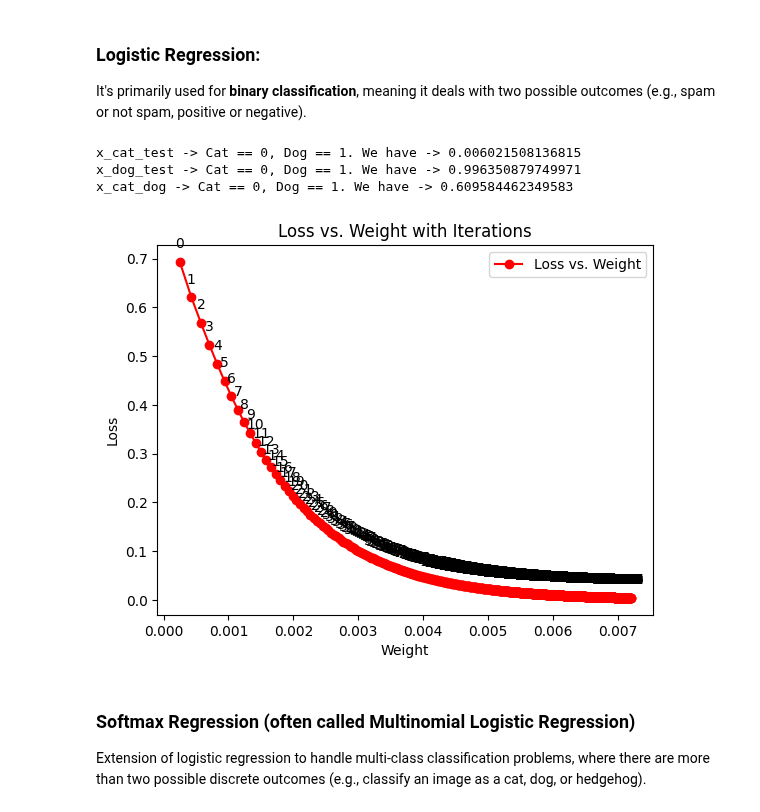
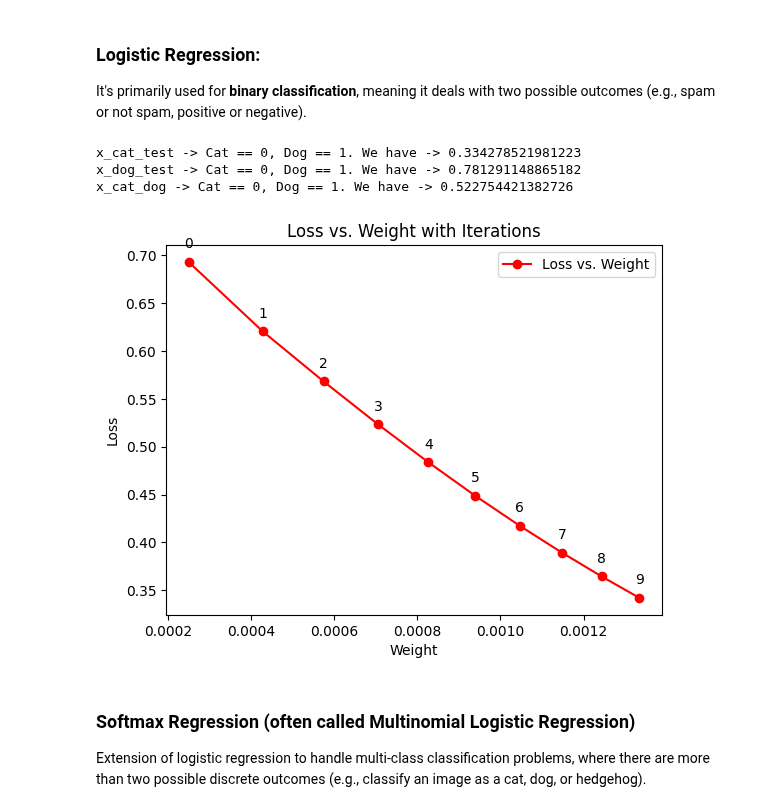
Before and after one commit to imaxfp/neural_n00b, a Jupyter notebook: 3_linear_neural_networks_for_classification.ipynb, the cells around one changed output. Drawn from its saved outputs; the diff is of its cells as text; code cells hidden in the pictures.

```diff
--- a/3_linear_neural_networks_for_classification.ipynb
+++ b/3_linear_neural_networks_for_classification.ipynb
@@ -186,38 +186,38 @@ x = x.reshape(len(x), -1)
 indices = np.arange(len(y))
 np.random.shuffle(indices)
 x = x[indices]
 y = y[indices]
 
 # TRAIN the model
-model = LogisticRegression(learning_rate=0.00001, num_iterations=1000)
+model = LogisticRegression(learning_rate=0.00001, num_iterations=100)
 model.fit(x, y)
 
 # TEST
 
 # Predict for a single instance
 x_cat_test, x_dog_test, _ = mock_cat_dog_img_data(50)
 #single_cat_instance = x_cat[2].reshape(1, -1)
 print("x_cat_test -> Cat == 0, Dog == 1. We have -> {:.15f}".format(model.predict(x_cat_test[2])[0]))
 print("x_dog_test -> Cat == 0, Dog == 1. We have -> {:.15f}".format(model.predict(x_dog_test[2])[0]))
 
 
 # example with uncknown class
 x_mouse =  np.array([
         [[1,5, 50, 10],
         [0, 1, 20, 2],
         [0, 2, 4, 1],
         [1, 4, 3, 30]],
     ])
 
 print("x_cat_dog -> Cat == 0, Dog == 1. We have -> {:.15f}".format(model.predict(x_mouse[0])[0]))
 
 
 model.plot_loss_vs_weight()
 # %% [output]
-x_cat_test -> Cat == 0, Dog == 1. We have -> 0.006021508136815
-x_dog_test -> Cat == 0, Dog == 1. We have -> 0.996350879749971
-x_cat_dog -> Cat == 0, Dog == 1. We have -> 0.609584462349583
+x_cat_test -> Cat == 0, Dog == 1. We have -> 0.334278521981223
+x_dog_test -> Cat == 0, Dog == 1. We have -> 0.781291148865182
+x_cat_dog -> Cat == 0, Dog == 1. We have -> 0.522754421382726
-[figure, old version]
+[figure, new version]
 # %% [markdown]
 ### Softmax Regression (often called Multinomial Logistic Regression)
 
```
Also changed, not shown: 20 other files.
